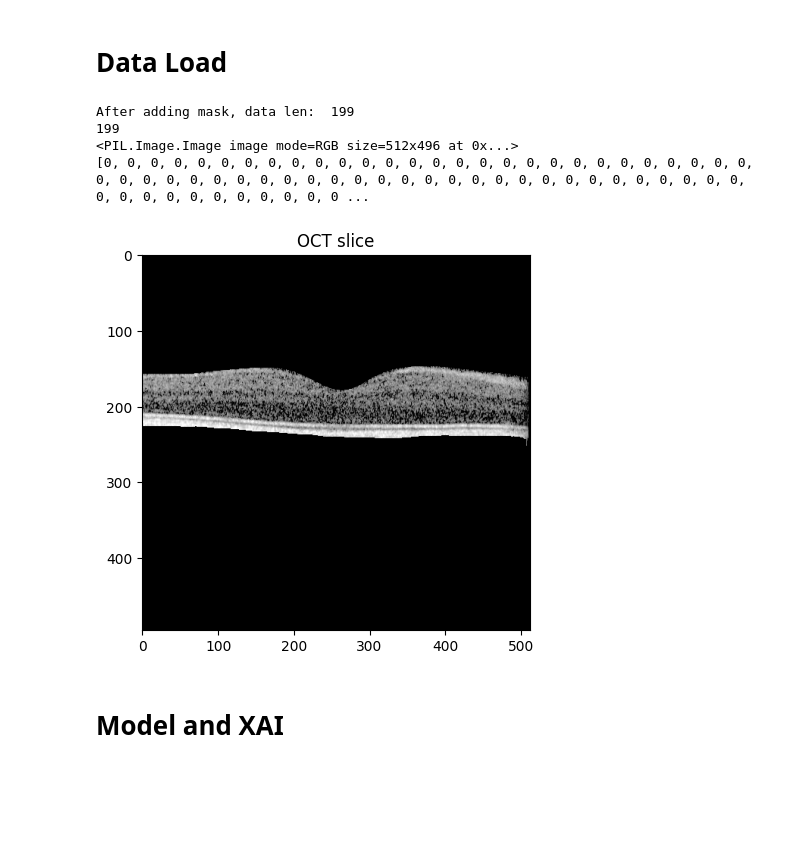
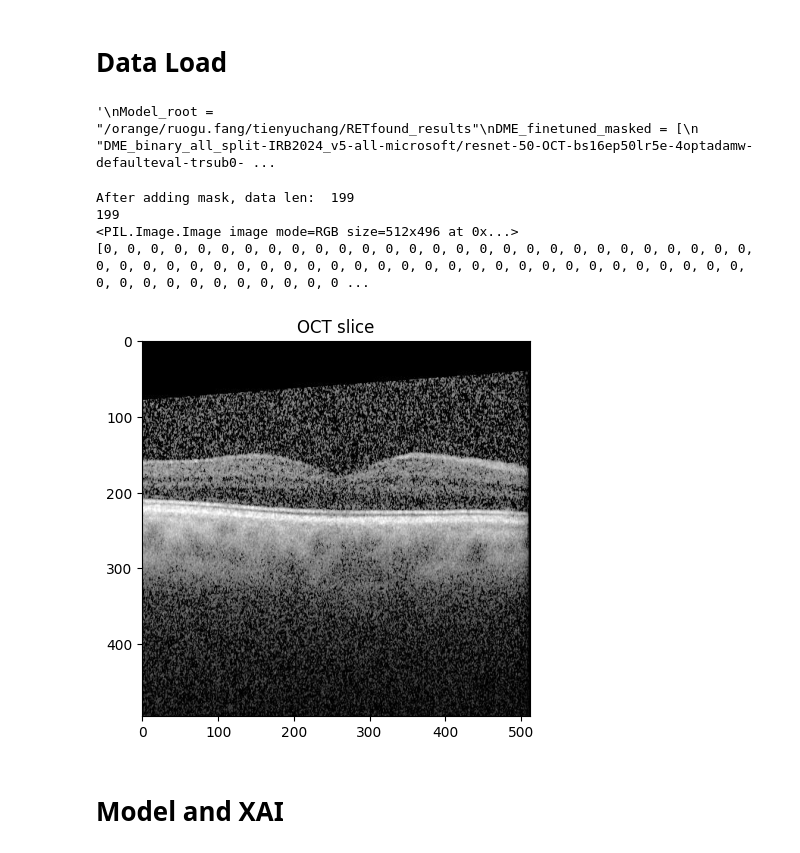
Before and after one commit to tedfytw1209/RETFound_MAE, a Jupyter notebook: case_study.ipynb, the cells around one changed output. Cells and saved outputs as stored; diff of their text form; code cells hidden in the pictures; blank space fills up the shorter version.

```diff
--- a/case_study.ipynb
+++ b/case_study.ipynb
@@ -96,7 +93,8 @@ def get_model(task,model,input_size,nb_classes):
 # %%
 # task and dataset
 #Task_list = ['ADCon','DME']
-IMG_MASK = True
+LOAD_MASK = True
+IMG_MASK = False
 HEATMAP_MASK = False
 DRAW_LAYER = True
 Thickness_DIR = "/orange/ruogu.fang/tienyuchang/IRB2024_OCT_thickness/Data/"
@@ -122,6 +120,7 @@ DME_finetuned = [
     "DME_binary_all_split-IRB2024_v5-all-google/vit-base-patch16-224-in21k-OCT-bs16ep50lr5e-4optadamw-defaulteval-trsub0--/",
     "DME_binary_all_split-IRB2024_v5-all-RETFound_mae_natureOCT-OCT-bs16ep50lr5e-4optadamw-roc_auceval-trsub0--/"
 ]
+'''
 Model_root = "/orange/ruogu.fang/tienyuchang/RETfound_results"
 DME_finetuned_masked = [
     "DME_binary_all_split-IRB2024_v5-all-microsoft/resnet-50-OCT-bs16ep50lr5e-4optadamw-defaulteval-trsub0---add_mask---train_no_aug/",
@@ -129,6 +128,9 @@ DME_finetuned_masked = [
     "DME_binary_all_split-IRB2024_v5-all-google/vit-base-patch16-224-in21k-OCT-bs16ep50lr5e-4optadamw-defaulteval-trsub0---add_mask---train_no_aug/",
     "DME_binary_all_split-IRB2024_v5-all-RETFound_mae_natureOCT-OCT-bs16ep50lr5e-4optadamw-defaulteval-trsub0---add_mask---train_no_aug/"
 ]
+'''
+# %% [output]
+'\nModel_root = "/orange/ruogu.fang/tienyuchang/RETfound_results"\nDME_finetuned_masked = [\n    "DME_binary_all_split-IRB2024_v5-all-microsoft/resnet-50-OCT-bs16ep50lr5e-4optadamw-defaulteval-trsub0- ...
 # %%
 #mask function
 def masked_img_func(img, mask_slice):
@@ -149,7 +151,7 @@ def masked_img_func(img, mask_slice):
 def load_sample_data(task, num_sample=-1):
     """Load sample images for a given task"""
     df = pd.read_csv(os.path.join(dataset_dir, "%s_sampled"%task, dataset_fname))
-    if IMG_MASK or HEATMAP_MASK:
+    if LOAD_MASK:
         masked_df = pd.read_csv(Thickness_CSV)
         masked_df = masked_df.rename(columns={'OCT':'folder'}).dropna(subset=['Surface Name'])
         df = df.merge(masked_df,on='folder',how='inner').reset_index(drop=True)
@@ -173,7 +175,7 @@ def load_sample_data(task, num_sample=-1):
         if os.path.exists(img_path):
             try:
                 img = Image.open(img_path).convert('RGB')
-                if IMG_MASK or HEATMAP_MASK:
+                if LOAD_MASK:
                     mask_path = os.path.join(Thickness_DIR, row['folder'], row['Surface Name'])
                     mask = np.load(mask_path) # (Layer, slice, W)
 
@@ -256,34 +258,34 @@ def preprocess_image(image, processor=None, input_size=224, device=None, dtype=t
                     return x.to(device=device, dtype=dtype)
             except TypeError:
                 pass
 
     # D) 回退：标准 ImageNet 预处理
     fallback = transforms.Compose([
         transforms.Resize((input_size, input_size)),
         transforms.ToTensor(),  # [0,1]
         transforms.Normalize(mean=[0.485, 0.456, 0.406],
                              std=[0.229, 0.224, 0.225]),
     ])
     x = fallback(image)            # [3,H,W]
     x = x.unsqueeze(0)             # [1,3,H,W]
     return x.to(device=device, dtype=dtype)
 
 #test dataset
 dme_imgs, dme_labels, dme_img_names, dme_mask_slices = load_sample_data('DME',-1)
 print(len(dme_imgs))
 print(dme_imgs[0])
 print(dme_labels)
 # 顯示
 plt.figure(figsize=(5, 5))
 plt.title("OCT slice")
 plt.imshow(dme_imgs[0], cmap="gray")
 plt.show()
 # %% [output]
 After adding mask, data len:  199
 199
 <PIL.Image.Image image mode=RGB size=512x496 at 0x...>
 [0, 0, 0, 0, 0, 0, 0, 0, 0, 0, 0, 0, 0, 0, 0, 0, 0, 0, 0, 0, 0, 0, 0, 0, 0, 0, 0, 0, 0, 0, 0, 0, 0, 0, 0, 0, 0, 0, 0, 0, 0, 0, 0, 0, 0, 0, 0, 0, 0, 0, 0, 0, 0, 0, 0, 0, 0, 0, 0, 0, 0, 0, 0, 0, 0, 0, 0 ...
-[figure, old version]
+[figure, new version]
 # %% [markdown]
 # Model and XAI
 # %%
```
Also changed, not shown: parts of 9 cells of this notebook, 2 other files.
